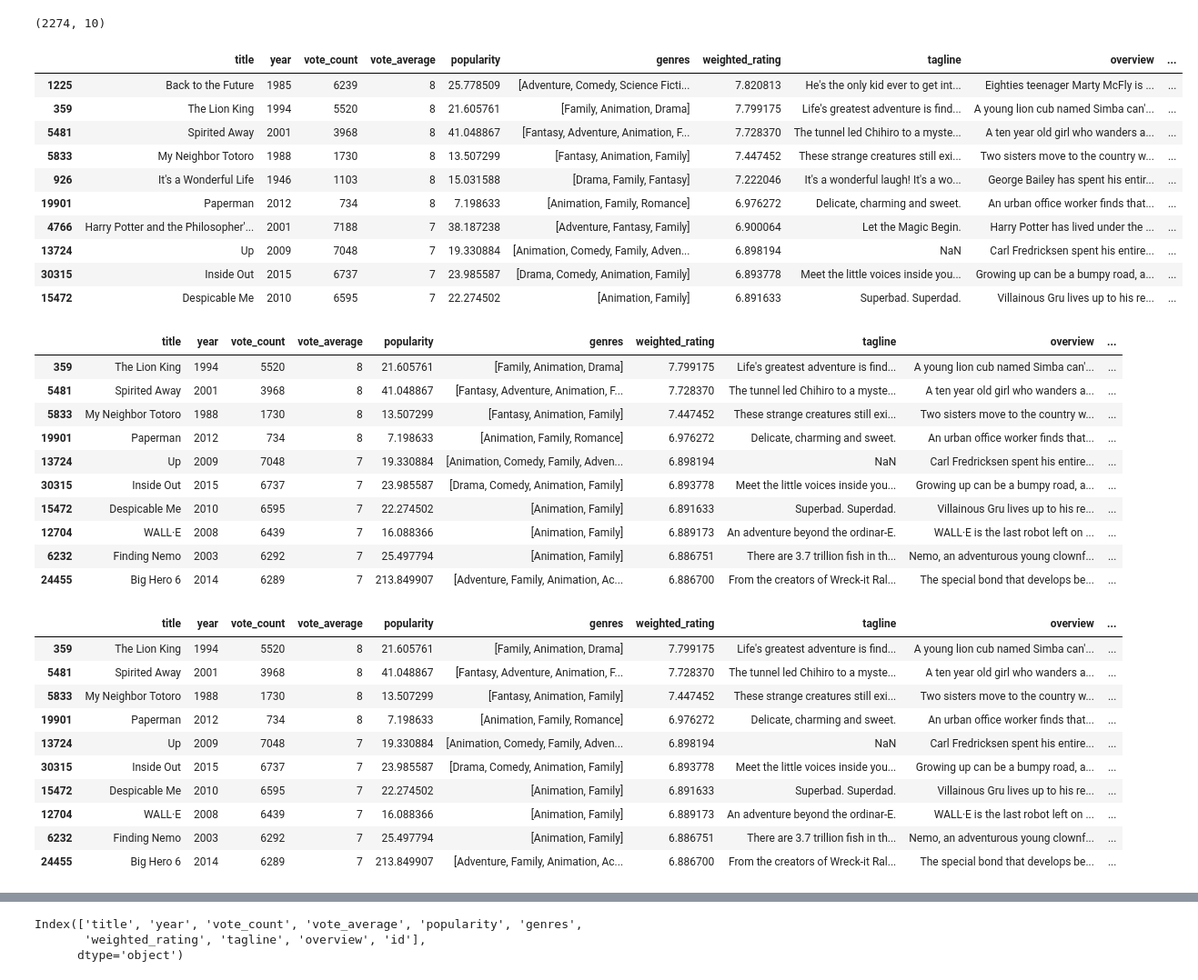
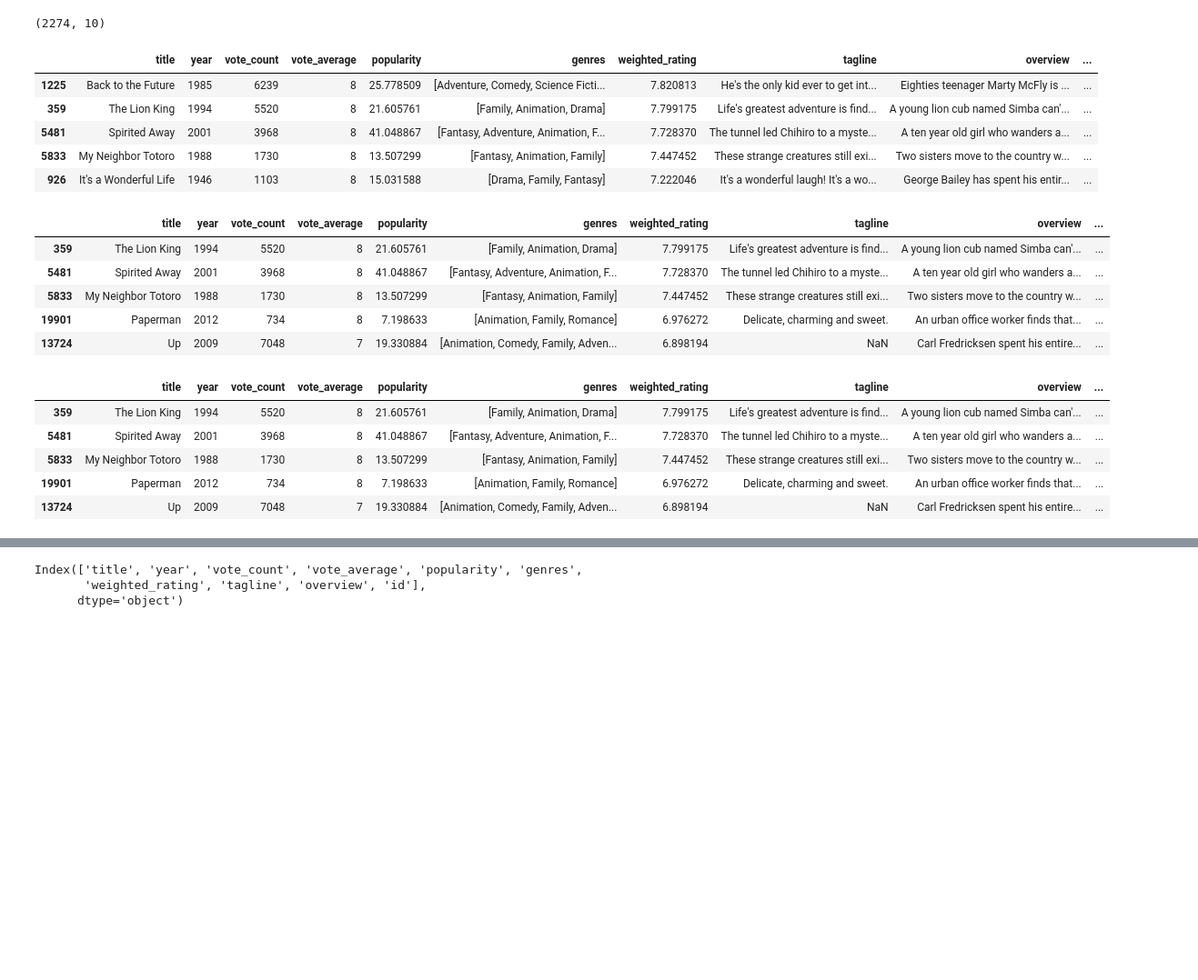
Before and after one commit to bpru/recommendMovie, a Jupyter notebook: movie_rec_sys.ipynb, the cells around one changed output, grey strips where cells are left out. Shown: that part at 91% size. Drawn from its saved outputs; the diff is of its cells as text; code cells hidden in the pictures; blank space fills up the shorter version.

```diff
--- a/movie_rec_sys.ipynb
+++ b/movie_rec_sys.ipynb
@@ -106,7 +123,8 @@ Try using .loc[row_indexer,col_indexer] = value instead
 See the caveats in the documentation: http://pandas.pydata.org/pandas-docs/stable/indexing.html#indexing-view-versus-copy
   self[name] = value
 # %%
-FEATURES = ['title', 'year', 'vote_count', 'vote_average', 'popularity', 'genres', 'weighted_rating', 'tagline', 'overview', 'id']
+FEATURES = ['title', 'year', 'vote_count', 'vote_average', 'popularity', \
+            'genres', 'weighted_rating', 'tagline', 'overview', 'id']
 df = df[FEATURES]
 df.shape
 # %% [output]
@@ -120,21 +138,16 @@ def get_tops_by_genres(df, *genres, intersect=True, top=10):
     else:
         return df[df['genres'].apply(lambda x: set(genres).issubset(x))].head(top)
 # %%
-get_tops_by_genres(df, 'Family')
+get_tops_by_genres(df, 'Family').head()
 # %% [output]
 |  | title | year | vote_count | vote_average | popularity | genres | weighted_rating | tagline | overview | ... |
 | 1225 | Back to the Future | 1985 | 6239 | 8 | 25.778509 | [Adventure, Comedy, Science Ficti... | 7.820813 | He's the only kid ever to get int... | Eighties teenager Marty McFly is ... | ... |
 | 359 | The Lion King | 1994 | 5520 | 8 | 21.605761 | [Family, Animation, Drama] | 7.799175 | Life's greatest adventure is find... | A young lion cub named Simba can'... | ... |
 | 5481 | Spirited Away | 2001 | 3968 | 8 | 41.048867 | [Fantasy, Adventure, Animation, F... | 7.728370 | The tunnel led Chihiro to a myste... | A ten year old girl who wanders a... | ... |
 | 5833 | My Neighbor Totoro | 1988 | 1730 | 8 | 13.507299 | [Fantasy, Animation, Family] | 7.447452 | These strange creatures still exi... | Two sisters move to the country w... | ... |
 | 926 | It's a Wonderful Life | 1946 | 1103 | 8 | 15.031588 | [Drama, Family, Fantasy] | 7.222046 | It's a wonderful laugh! It's a wo... | George Bailey has spent his entir... | ... |
-| 19901 | Paperman | 2012 | 734 | 8 | 7.198633 | [Animation, Family, Romance] | 6.976272 | Delicate, charming and sweet. | An urban office worker finds that... | ... |
-| 4766 | Harry Potter and the Philosopher'... | 2001 | 7188 | 7 | 38.187238 | [Adventure, Fantasy, Family] | 6.900064 | Let the Magic Begin. | Harry Potter has lived under the ... | ... |
-| 13724 | Up | 2009 | 7048 | 7 | 19.330884 | [Animation, Comedy, Family, Adven... | 6.898194 | NaN | Carl Fredricksen spent his entire... | ... |
-| 30315 | Inside Out | 2015 | 6737 | 7 | 23.985587 | [Drama, Comedy, Animation, Family] | 6.893778 | Meet the little voices inside you... | Growing up can be a bumpy road, a... | ... |
-| 15472 | Despicable Me | 2010 | 6595 | 7 | 22.274502 | [Animation, Family] | 6.891633 | Superbad. Superdad. | Villainous Gru lives up to his re... | ... |
 # %%
-get_tops_by_genres(df, 'Family', 'Animation')
+get_tops_by_genres(df, 'Family', 'Animation').head()
 # %% [output]
 |  | title | year | vote_count | vote_average | popularity | genres | weighted_rating | tagline | overview | ... |
 | 359 | The Lion King | 1994 | 5520 | 8 | 21.605761 | [Family, Animation, Drama] | 7.799175 | Life's greatest adventure is find... | A young lion cub named Simba can'... | ... |
@@ -142,13 +155,8 @@ get_tops_by_genres(df, 'Family', 'Animation')
 | 5833 | My Neighbor Totoro | 1988 | 1730 | 8 | 13.507299 | [Fantasy, Animation, Family] | 7.447452 | These strange creatures still exi... | Two sisters move to the country w... | ... |
 | 19901 | Paperman | 2012 | 734 | 8 | 7.198633 | [Animation, Family, Romance] | 6.976272 | Delicate, charming and sweet. | An urban office worker finds that... | ... |
 | 13724 | Up | 2009 | 7048 | 7 | 19.330884 | [Animation, Comedy, Family, Adven... | 6.898194 | NaN | Carl Fredricksen spent his entire... | ... |
-| 30315 | Inside Out | 2015 | 6737 | 7 | 23.985587 | [Drama, Comedy, Animation, Family] | 6.893778 | Meet the little voices inside you... | Growing up can be a bumpy road, a... | ... |
-| 15472 | Despicable Me | 2010 | 6595 | 7 | 22.274502 | [Animation, Family] | 6.891633 | Superbad. Superdad. | Villainous Gru lives up to his re... | ... |
-| 12704 | WALL·E | 2008 | 6439 | 7 | 16.088366 | [Animation, Family] | 6.889173 | An adventure beyond the ordinar-E. | WALL·E is the last robot left on ... | ... |
-| 6232 | Finding Nemo | 2003 | 6292 | 7 | 25.497794 | [Animation, Family] | 6.886751 | There are 3.7 trillion fish in th... | Nemo, an adventurous young clownf... | ... |
-| 24455 | Big Hero 6 | 2014 | 6289 | 7 | 213.849907 | [Adventure, Family, Animation, Ac... | 6.886700 | From the creators of Wreck-it Ral... | The special bond that develops be... | ... |
 # %%
-get_tops_by_genres(df, 'Family', 'Animation', intersect=True)
+get_tops_by_genres(df, 'Family', 'Animation', intersect=True).head()
 # %% [output]
 |  | title | year | vote_count | vote_average | popularity | genres | weighted_rating | tagline | overview | ... |
 | 359 | The Lion King | 1994 | 5520 | 8 | 21.605761 | [Family, Animation, Drama] | 7.799175 | Life's greatest adventure is find... | A young lion cub named Simba can'... | ... |
@@ -156,11 +164,6 @@ get_tops_by_genres(df, 'Family', 'Animation', intersect=True)
 | 5833 | My Neighbor Totoro | 1988 | 1730 | 8 | 13.507299 | [Fantasy, Animation, Family] | 7.447452 | These strange creatures still exi... | Two sisters move to the country w... | ... |
 | 19901 | Paperman | 2012 | 734 | 8 | 7.198633 | [Animation, Family, Romance] | 6.976272 | Delicate, charming and sweet. | An urban office worker finds that... | ... |
 | 13724 | Up | 2009 | 7048 | 7 | 19.330884 | [Animation, Comedy, Family, Adven... | 6.898194 | NaN | Carl Fredricksen spent his entire... | ... |
-| 30315 | Inside Out | 2015 | 6737 | 7 | 23.985587 | [Drama, Comedy, Animation, Family] | 6.893778 | Meet the little voices inside you... | Growing up can be a bumpy road, a... | ... |
-| 15472 | Despicable Me | 2010 | 6595 | 7 | 22.274502 | [Animation, Family] | 6.891633 | Superbad. Superdad. | Villainous Gru lives up to his re... | ... |
-| 12704 | WALL·E | 2008 | 6439 | 7 | 16.088366 | [Animation, Family] | 6.889173 | An adventure beyond the ordinar-E. | WALL·E is the last robot left on ... | ... |
-| 6232 | Finding Nemo | 2003 | 6292 | 7 | 25.497794 | [Animation, Family] | 6.886751 | There are 3.7 trillion fish in th... | Nemo, an adventurous young clownf... | ... |
-| 24455 | Big Hero 6 | 2014 | 6289 | 7 | 213.849907 | [Adventure, Family, Animation, Ac... | 6.886700 | From the creators of Wreck-it Ral... | The special bond that develops be... | ... |
 # %%
 def get_tops_by_year(df, year, top=10):
     return df[df.year == str(year)].head(top)
```
Also changed, not shown: parts of 35 cells of this notebook, 6 other files.
